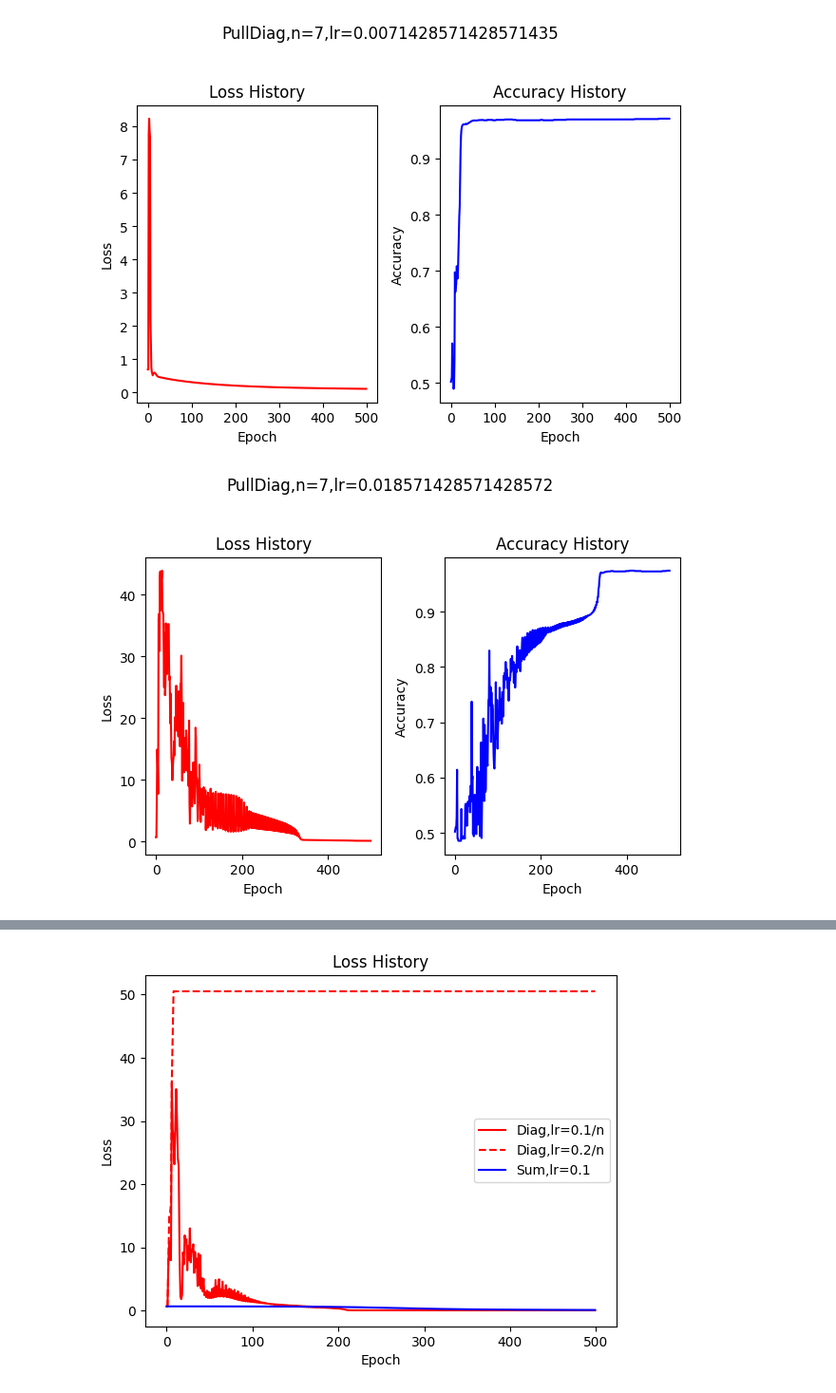
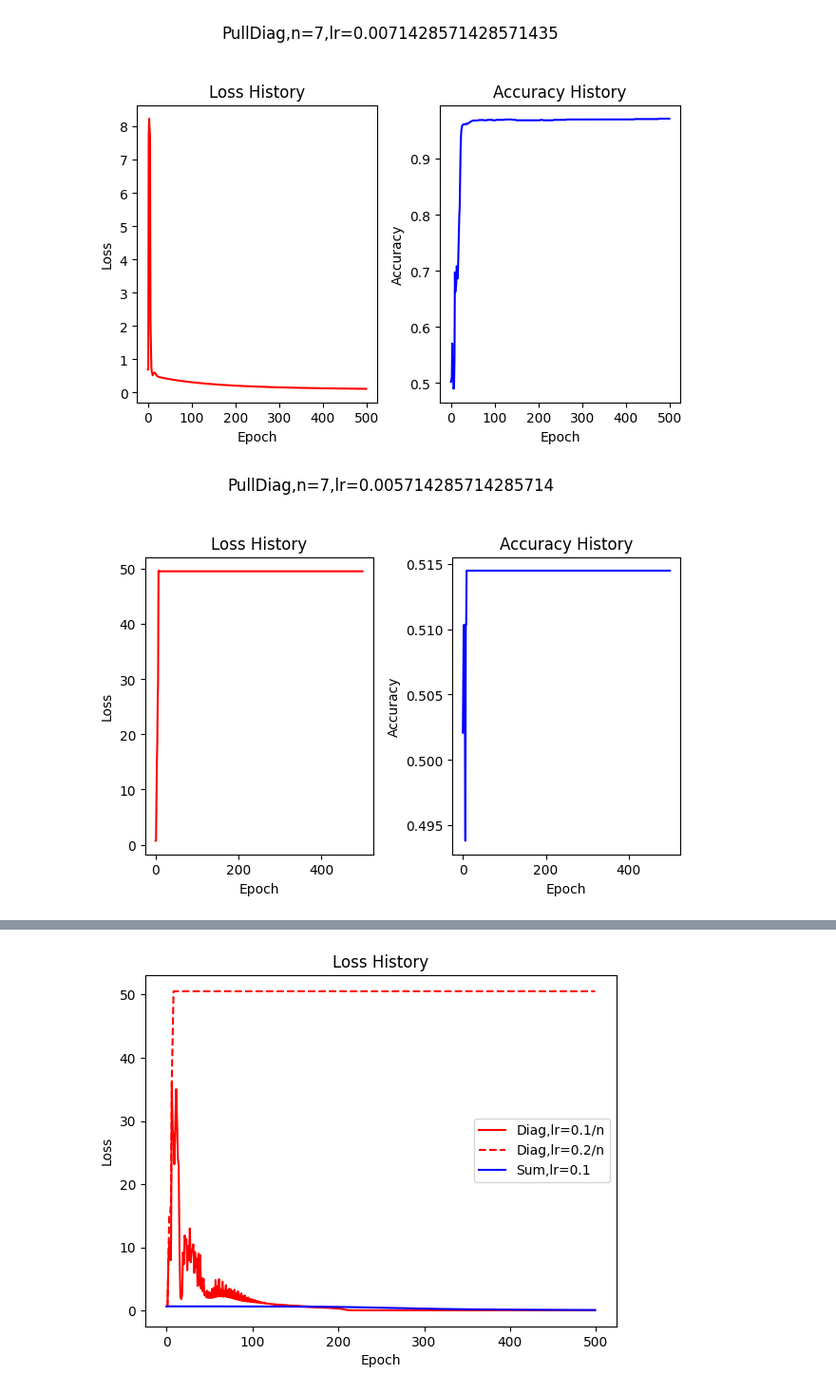
Before and after one commit to Luoxiaogan/PullSum_MNIST, a Jupyter notebook: code/神经网络实验/测试4.ipynb, the cells around one changed output, grey strips where cells are left out. Shown at 95% size. Drawn from its saved outputs; the diff is of its cells as text; code cells hidden in the pictures.

```diff
--- a/code/神经网络实验/测试4.ipynb
+++ b/code/神经网络实验/测试4.ipynb
@@ -198,6 +204,6 @@ L3,A3=train_PullDiag(n=n,d=d,A=A,seed_for_model=49,criterion=nn.BCELoss(),epochs
 # %% [output]
 [figure]
 # %%
-L4,A4=train_PullDiag(n=n,d=d,A=A,seed_for_model=49,criterion=nn.BCELoss(),epochs=epochs,lr=(0.13/n))
+L8,A8=train_PullDiag(n=n,d=d,A=A,seed_for_model=49,criterion=nn.BCELoss(),epochs=epochs,lr=(0.04/n))
 # %% [output]
-[figure, old version]
+[figure, new version]
```
Also changed, not shown: parts of 14 cells of this notebook, 1 other file.
